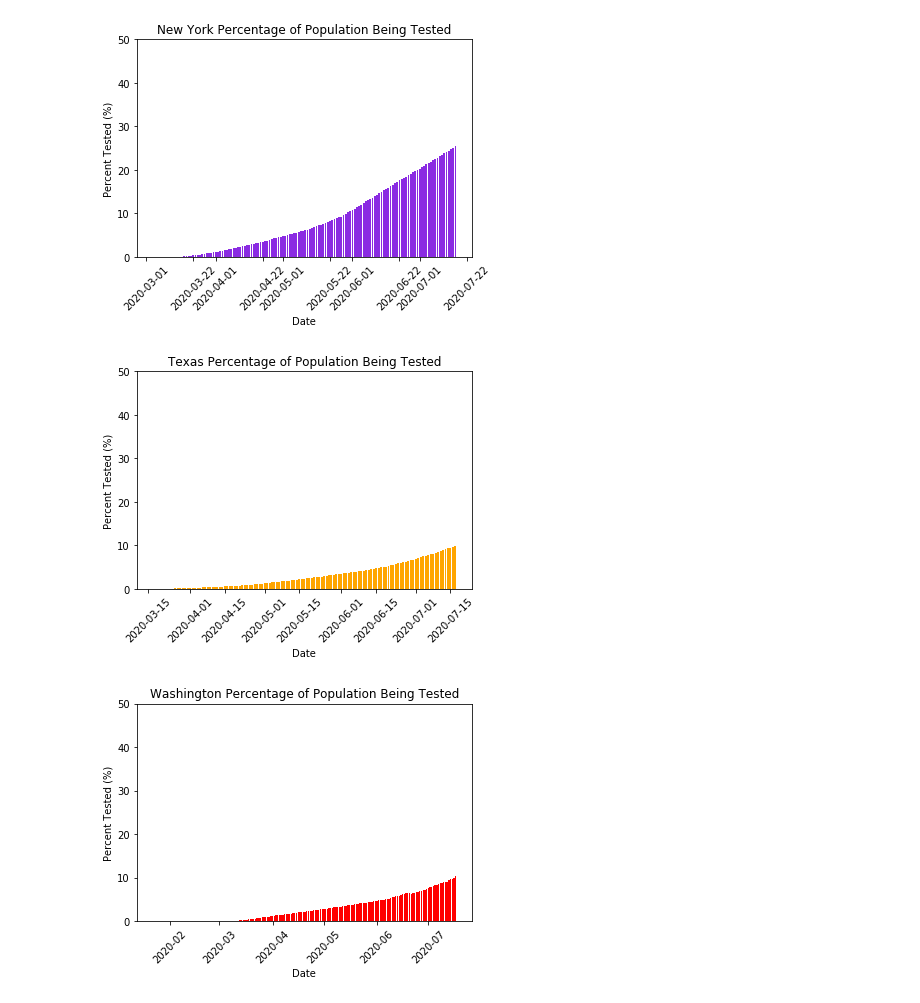
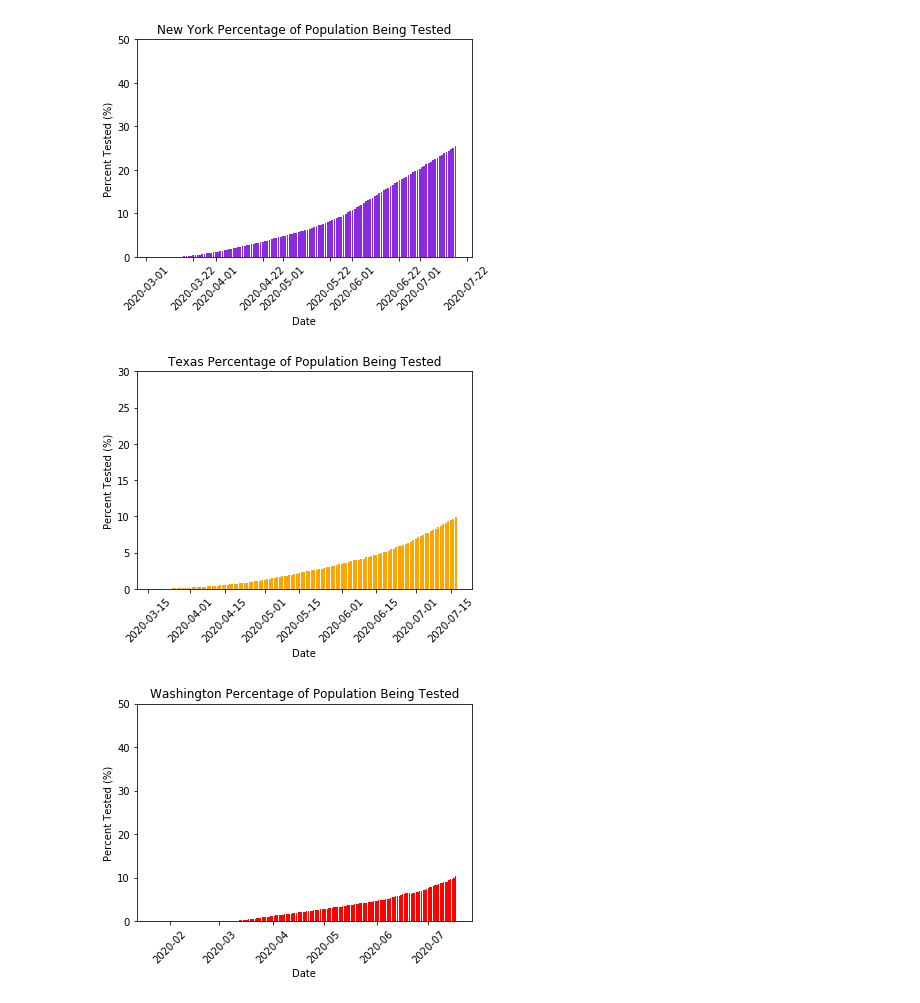
Before and after one commit to Emily-Keymon/Group-Project, a Jupyter notebook: Covid-19 Analysis and Visualizations.ipynb, the cells around one changed output. Drawn from its saved outputs; the diff is of its cells as text; code cells hidden in the pictures.

```diff
--- a/Covid-19 Analysis and Visualizations.ipynb
+++ b/Covid-19 Analysis and Visualizations.ipynb
@@ -223,17 +225,17 @@ plt.show()
 # %%
 texas_tested = texas1['positive cases'] + texas1['negative cases']
 texas_population = state_population.iloc[3]['population']
 texas_percentage = (texas_tested / texas_population) * 100
 
 plt.bar(texas1['date'], texas_percentage, color='orange')
 plt.xticks(rotation=45)
-plt.ylim(0, 50, 10)
+plt.ylim(0, 30, 10)
 plt.title('Texas Percentage of Population Being Tested')
 plt.xlabel('Date')
 plt.ylabel('Percent Tested (%)')
 plt.show()
 # %% [output]
-[figure, old version]
+[figure, new version]
 # %%
 washington_tested = washington1['positive cases'] + washington1['negative cases']
 washington_population = state_population.iloc[4]['population']
```
Also changed, not shown: parts of 3 cells of this notebook.
